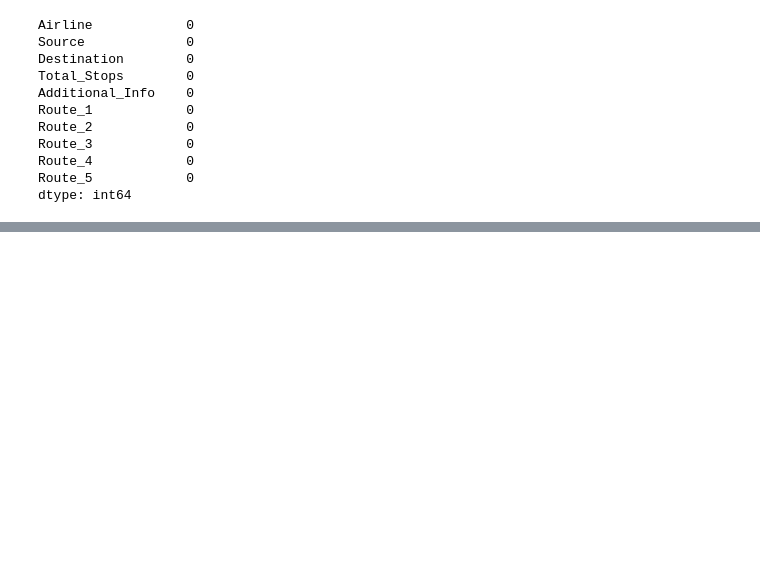
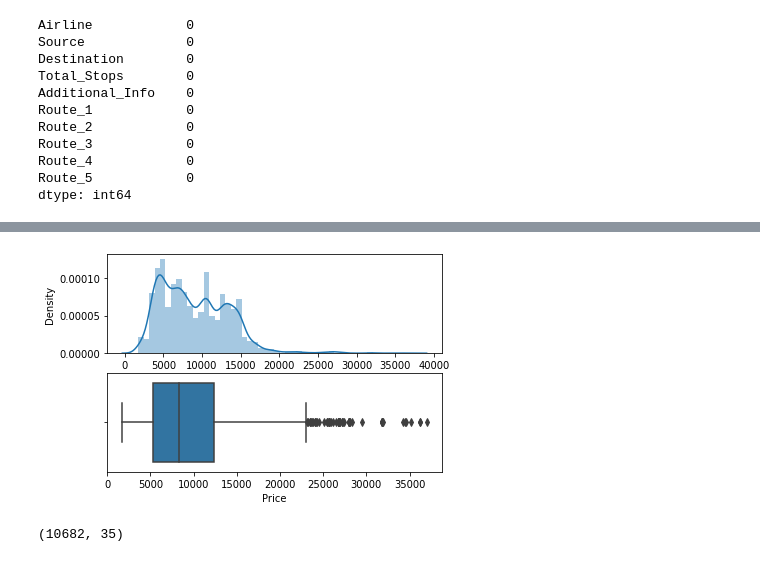
Before and after one commit to skar2/DataScienceProjects, a Jupyter notebook: flight_price_deploy.ipynb, the cells around one changed output, grey strips where cells are left out. Saved outputs shown, nothing was run; the diff lists cells and outputs as text; code cells hidden in the pictures; blank space fills up the shorter version.

```diff
--- a/flight_price_deploy.ipynb
+++ b/flight_price_deploy.ipynb
@@ -404,0 +555,8 @@ categorical.describe()
+# %%
+plot(data_train,'Price')
+# %% [output]
+[figure, added]
+# %%
+data_train.shape
+# %% [output]
+(10682, 35)
```
Also changed, not shown: parts of 34 cells of this notebook.
